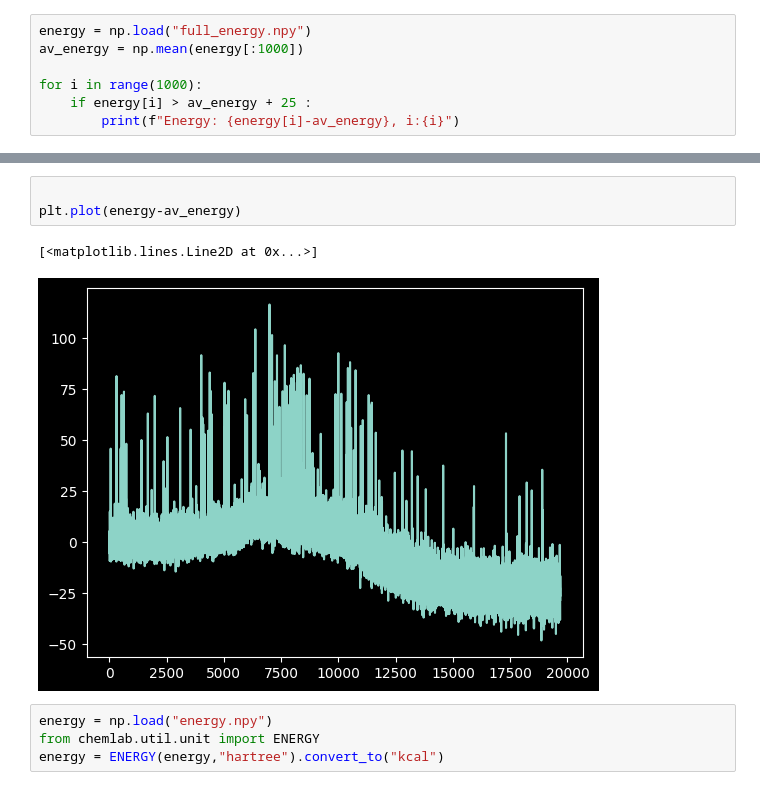
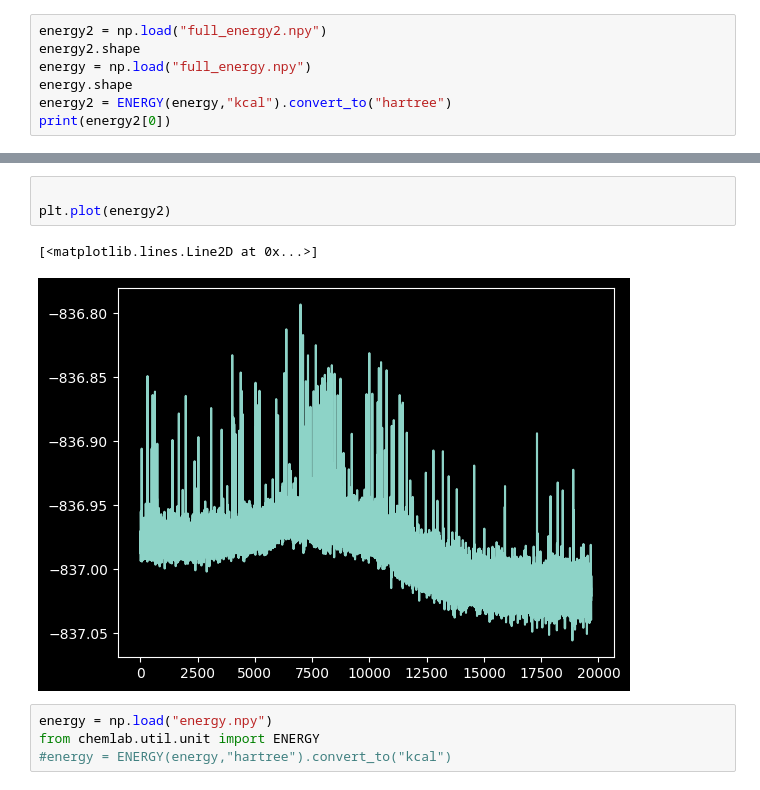
Before and after one commit to MoriyaSuwako2524/chemlab, a Jupyter notebook: notebooks/temdata/soap/test.ipynb, the cells around one changed output, grey strips where cells are left out. Cells and saved outputs as stored; diff of their text form.

```diff
--- a/notebooks/temdata/soap/test.ipynb
+++ b/notebooks/temdata/soap/test.ipynb
@@ -4,8 +5,8 @@ import matplotlib.pyplot as plt
 # %%
+energy2 = np.load("full_energy2.npy")
+energy2.shape
 energy = np.load("full_energy.npy")
-av_energy = np.mean(energy[:1000])
-
-for i in range(1000):
-    if energy[i] > av_energy + 25 :
-        print(f"Energy: {energy[i]-av_energy}, i:{i}")
+energy.shape
+energy2 = ENERGY(energy,"kcal").convert_to("hartree")
+print(energy2[0])
 # %% [output]
@@ -20,13 +19,13 @@ Energy: 48.10668592469301, i:739
 # %%
 
-plt.plot(energy-av_energy)
+plt.plot(energy2)
 # %% [output]
 [<matplotlib.lines.Line2D at 0x...>]
-[figure, old version]
+[figure, new version]
 # %%
 energy = np.load("energy.npy")
 from chemlab.util.unit import ENERGY
-energy = ENERGY(energy,"hartree").convert_to("kcal")
+#energy = ENERGY(energy,"hartree").convert_to("kcal")
 # %%
 plt.plot(energy)
 # %% [output]
```
Also changed, not shown: parts of 4 cells of this notebook, 1 other file.
